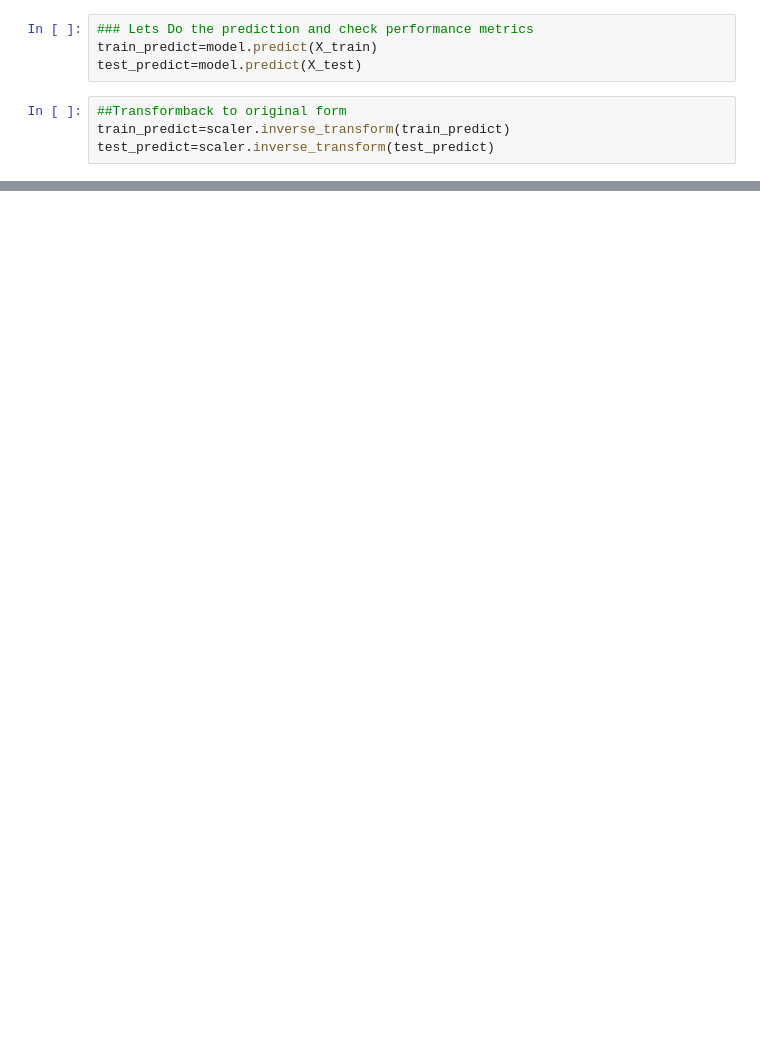
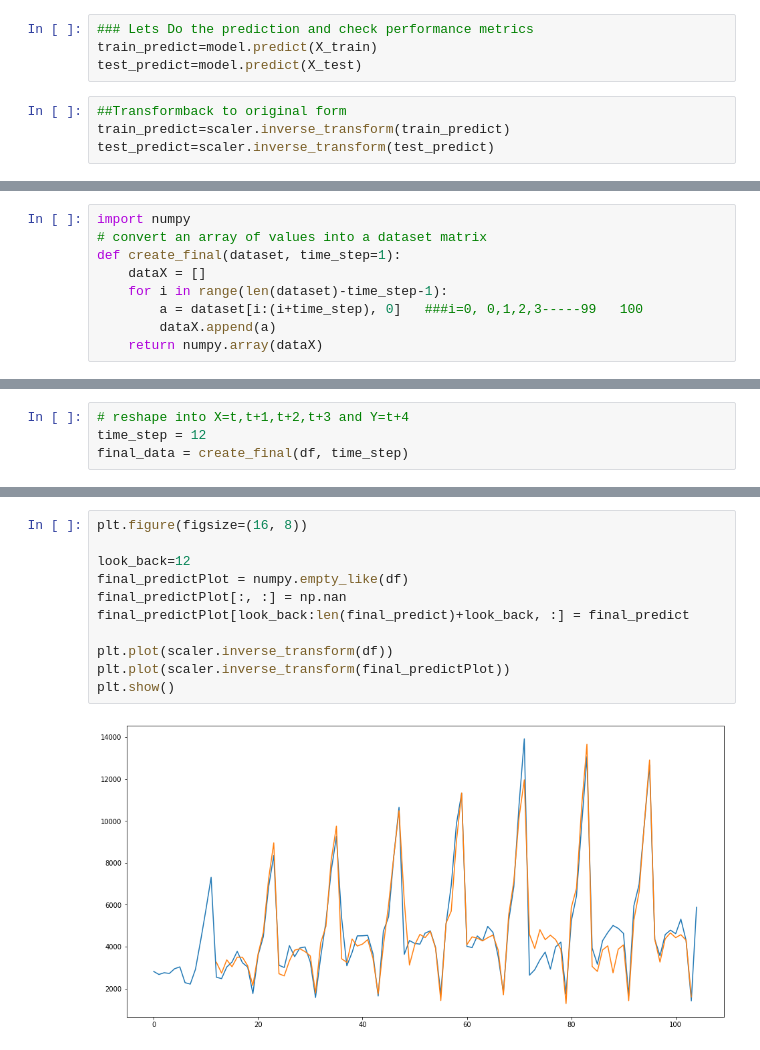
Before and after one commit to gauravpks/dl-repo, a Jupyter notebook: RNN/ARIMA_And_Seasonal_ARIMA.ipynb, the cells around one changed output, grey strips where cells are left out. Cells and saved outputs as stored; diff of their text form; blank space fills up the shorter version.

```diff
--- a/RNN/ARIMA_And_Seasonal_ARIMA.ipynb
+++ b/RNN/ARIMA_And_Seasonal_ARIMA.ipynb
@@ -479,0 +487,9 @@ plt.show()
+# %%
+import numpy
+# convert an array of values into a dataset matrix
+def create_final(dataset, time_step=1):
+	dataX = []
+	for i in range(len(dataset)-time_step-1):
+		a = dataset[i:(i+time_step), 0]   ###i=0, 0,1,2,3-----99   100
+		dataX.append(a)
+	return numpy.array(dataX)
@@ -479,0 +500,4 @@ plt.show()
+# %%
+# reshape into X=t,t+1,t+2,t+3 and Y=t+4
+time_step = 12
+final_data = create_final(df, time_step)
@@ -479,0 +540,13 @@ plt.show()
+# %%
+plt.figure(figsize=(16, 8))
+
+look_back=12
+final_predictPlot = numpy.empty_like(df)
+final_predictPlot[:, :] = np.nan
+final_predictPlot[look_back:len(final_predict)+look_back, :] = final_predict
+
+plt.plot(scaler.inverse_transform(df))
+plt.plot(scaler.inverse_transform(final_predictPlot))
+plt.show()
+# %% [output]
+[figure, added]
```
Also changed, not shown: parts of 18 cells of this notebook.
